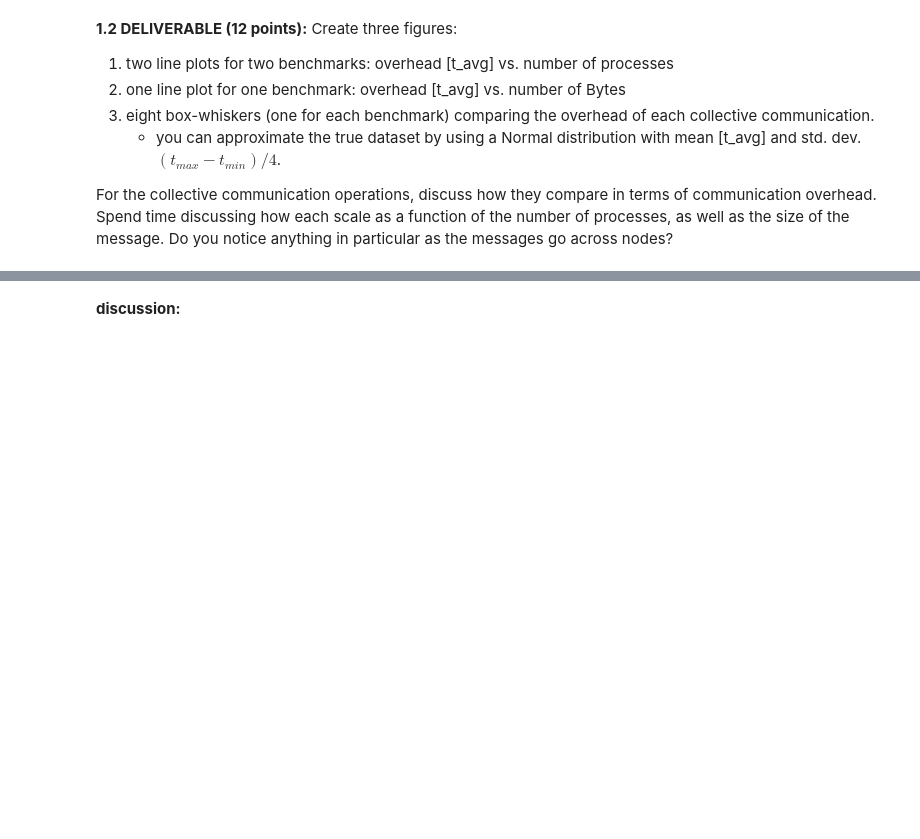
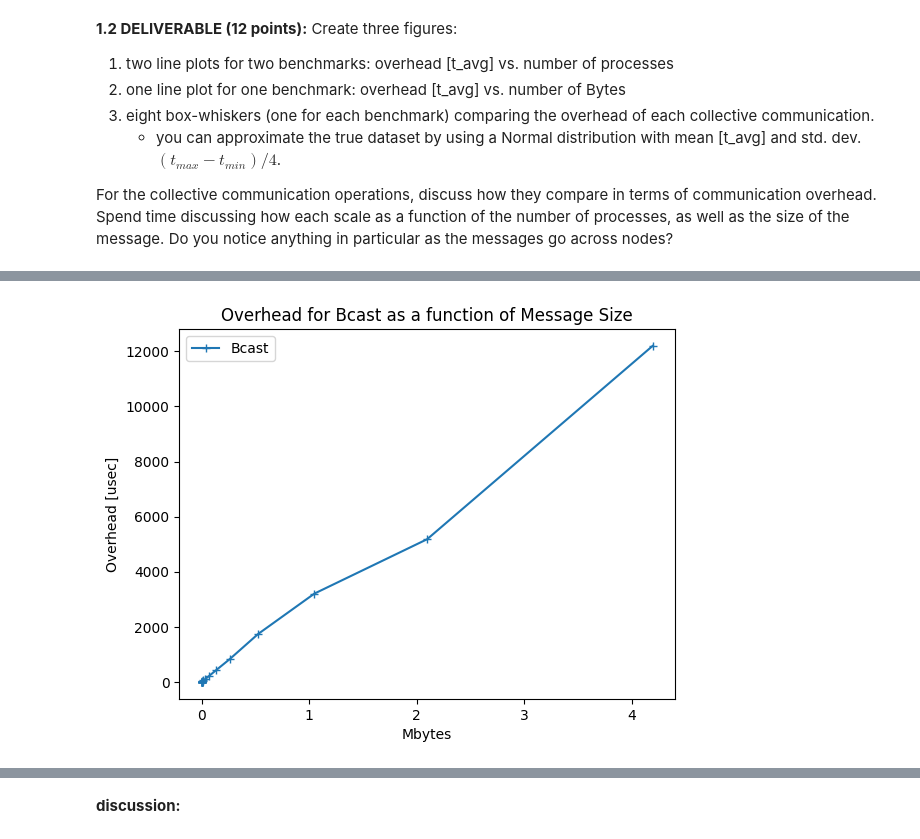
Before and after one commit to awwle6107/eecs569_assignment, a Jupyter notebook: hw3/hw03-submission-groupname.ipynb, the cells around one changed output, grey strips where cells are left out. Saved outputs shown, nothing was run; the diff lists cells and outputs as text; code cells hidden in the pictures; blank space fills up the shorter version.

```diff
--- a/hw3/hw03-submission-groupname.ipynb
+++ b/hw3/hw03-submission-groupname.ipynb
@@ -72,4 +110,21 @@ For the collective communication operations, discuss how they compare in terms o
 # %%
 # plot the overhead for one benchmark here as a function of message size
+
+import matplotlib.pyplot as plt
+import numpy as np
+import pandas as pd
+
+#create a dataframe
+dataFrame_bcast128 = pd.read_csv("bcast_128.csv")
+
+#plot
+plt.plot(dataFrame_bcast128['#bytes']/(1e6),dataFrame_bcast128['t_avg[usec]'], marker='+', label = "Bcast")
+plt.xlabel('Mbytes')
+plt.ylabel('Overhead [usec]')
+plt.legend()
+plt.title("Overhead for Bcast as a function of Message Size")
+plt.show()
+# %% [output]
+[figure, added]
 # %%
 # plot the box-whiskers plot here
```
Also changed, not shown: parts of 15 cells of this notebook, 15 other files.
